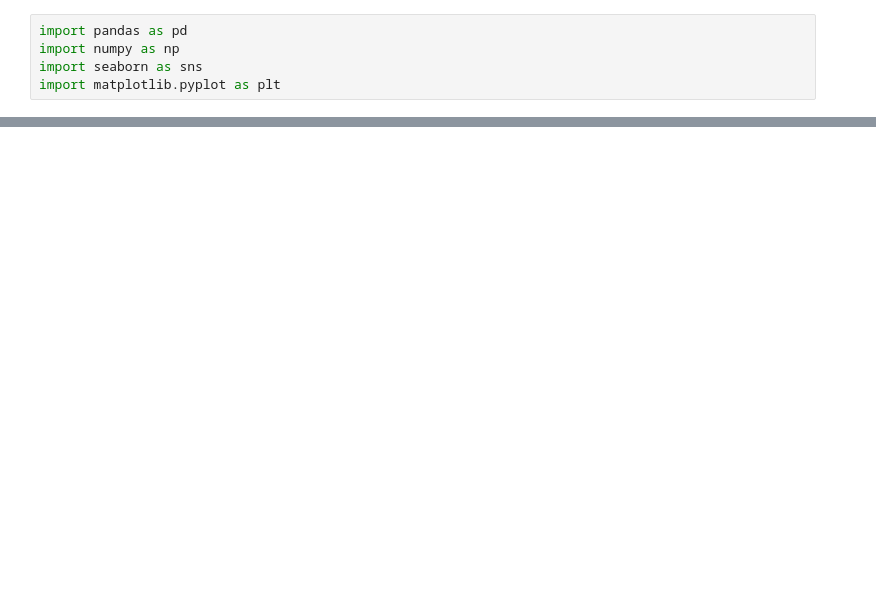
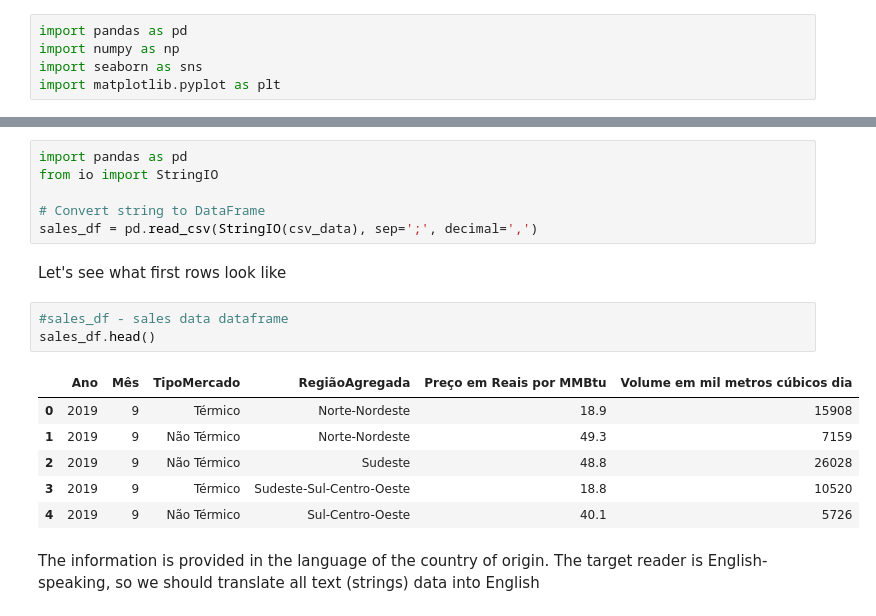
Before and after one commit to KathrynKashitsyn/Natural-Gas-Marketing-in-Brazil, a Jupyter notebook: Brazil_Gas_Sales.ipynb, the cells around one changed output, grey strips where cells are left out. Drawn from its saved outputs; the diff is of its cells as text; blank space fills up the shorter version.

```diff
--- a/Brazil_Gas_Sales.ipynb
+++ b/Brazil_Gas_Sales.ipynb
@@ -26,0 +321,20 @@ ParserError: Error tokenizing data. C error: Expected 1 fields in line 3, saw 36
+# %%
+import pandas as pd
+from io import StringIO
+
+# Convert string to DataFrame
+sales_df = pd.read_csv(StringIO(csv_data), sep=';', decimal=',')
+# %% [markdown]
+Let's see what first rows look like
+# %%
+#sales_df - sales data dataframe
+sales_df.head()
+# %% [output]
+|  | Ano | Mês | TipoMercado | RegiãoAgregada | Preço em Reais por MMBtu | Volume em mil metros cúbicos dia |
+| 0 | 2019 | 9 | Térmico | Norte-Nordeste | 18.9 | 15908 |
+| 1 | 2019 | 9 | Não Térmico | Norte-Nordeste | 49.3 | 7159 |
+| 2 | 2019 | 9 | Não Térmico | Sudeste | 48.8 | 26028 |
+| 3 | 2019 | 9 | Térmico | Sudeste-Sul-Centro-Oeste | 18.8 | 10520 |
+| 4 | 2019 | 9 | Não Térmico | Sul-Centro-Oeste | 40.1 | 5726 |
+# %% [markdown]
+The information is provided in the language of the country of origin. The target reader is English-speaking, so we should translate all text (strings) data into English
```
Also changed, not shown: parts of 24 cells of this notebook.
